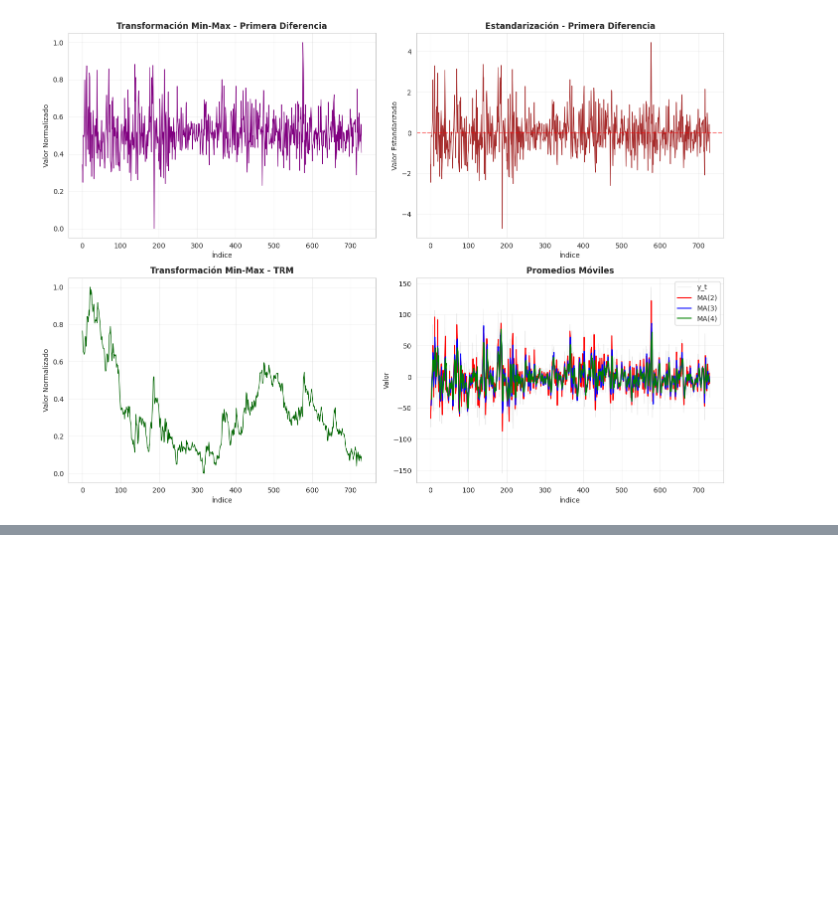
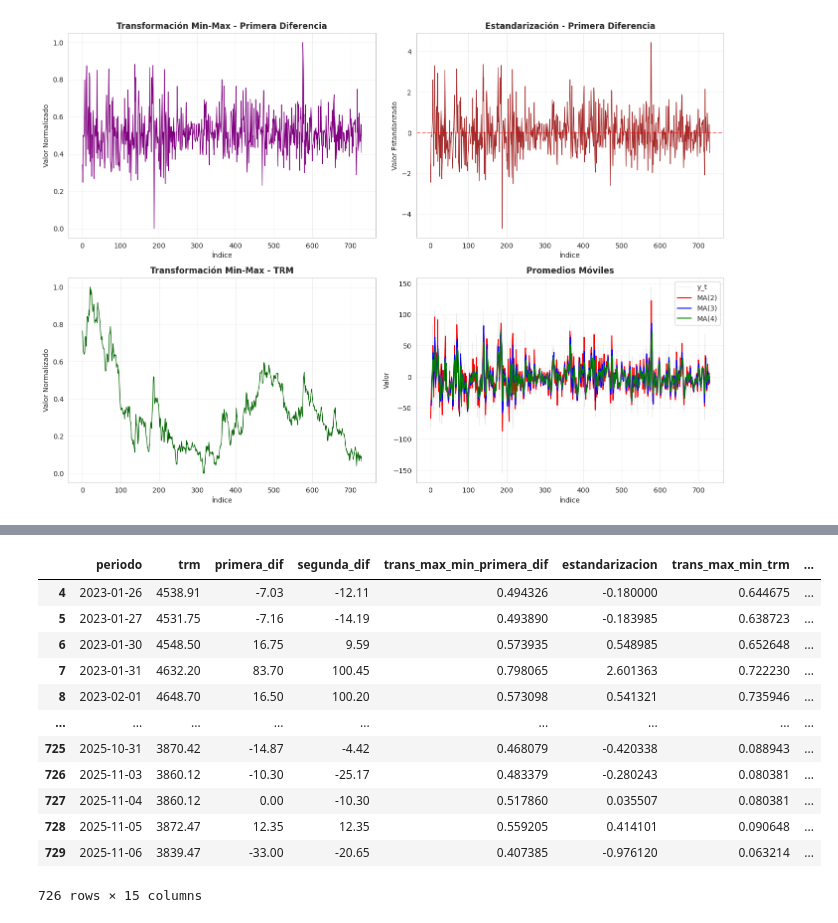
Before and after one commit to aalejoz25/BigData-ST, a Jupyter notebook: proyecto.ipynb, the cells around one changed output, grey strips where cells are left out. Saved outputs shown, nothing was run; the diff lists cells and outputs as text; code cells hidden in the pictures; blank space fills up the shorter version.

```diff
--- a/proyecto.ipynb
+++ b/proyecto.ipynb
@@ -92,6 +96,7 @@ See the caveats in the documentation: https://pandas.pydata.org/pandas-docs/stab
 df_preprocessed['y_t'] = df_preprocessed['trm'].diff()
 df_preprocessed['y_t-1'] = df_preprocessed['y_t'].shift(1)
 df_preprocessed['y_t-2'] = df_preprocessed['y_t-1'].shift(1)
+df_preprocessed['y_t-3'] = df_preprocessed['y_t-2'].shift(1)
 # %% [output]
 A value is trying to be set on a copy of a slice from a DataFrame.
 Try using .loc[row_indexer,col_indexer] = value instead
@@ -385,0 +398,4 @@ RESUMEN DEL ANÁLISIS EXPLORATORIO
+# %%
+## Limpieza de nulos
+df_preprocessed.dropna(inplace=True)
+print(df_clean.isnull().sum())
@@ -385,0 +426,16 @@ RESUMEN DEL ANÁLISIS EXPLORATORIO
+# %%
+df_preprocessed
+# %% [output]
+|  | periodo | trm | primera_dif | segunda_dif | trans_max_min_primera_dif | estandarizacion | trans_max_min_trm | ... |
+| 4 | 2023-01-26 | 4538.91 | -7.03 | -12.11 | 0.494326 | -0.180000 | 0.644675 | ... |
+| 5 | 2023-01-27 | 4531.75 | -7.16 | -14.19 | 0.493890 | -0.183985 | 0.638723 | ... |
+| 6 | 2023-01-30 | 4548.50 | 16.75 | 9.59 | 0.573935 | 0.548985 | 0.652648 | ... |
+| 7 | 2023-01-31 | 4632.20 | 83.70 | 100.45 | 0.798065 | 2.601363 | 0.722230 | ... |
+| 8 | 2023-02-01 | 4648.70 | 16.50 | 100.20 | 0.573098 | 0.541321 | 0.735946 | ... |
+| ... | ... | ... | ... | ... | ... | ... | ... | ... |
+| 725 | 2025-10-31 | 3870.42 | -14.87 | -4.42 | 0.468079 | -0.420338 | 0.088943 | ... |
+| 726 | 2025-11-03 | 3860.12 | -10.30 | -25.17 | 0.483379 | -0.280243 | 0.080381 | ... |
+| 727 | 2025-11-04 | 3860.12 | 0.00 | -10.30 | 0.517860 | 0.035507 | 0.080381 | ... |
+| 728 | 2025-11-05 | 3872.47 | 12.35 | 12.35 | 0.559205 | 0.414101 | 0.090648 | ... |
+| 729 | 2025-11-06 | 3839.47 | -33.00 | -20.65 | 0.407385 | -0.976120 | 0.063214 | ... |
+726 rows × 15 columns
```
Also changed, not shown: parts of 14 cells of this notebook, 2 other files.
